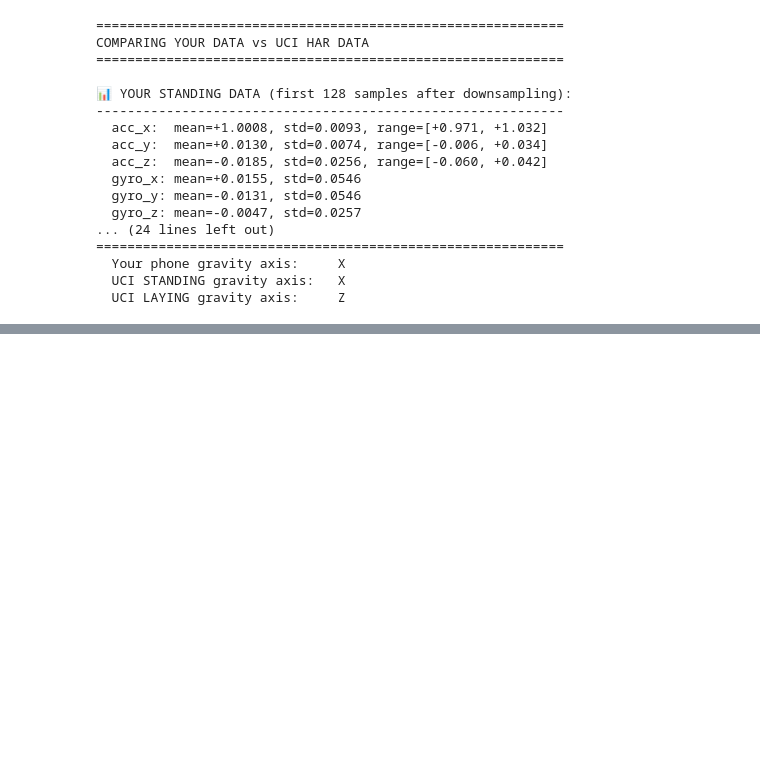
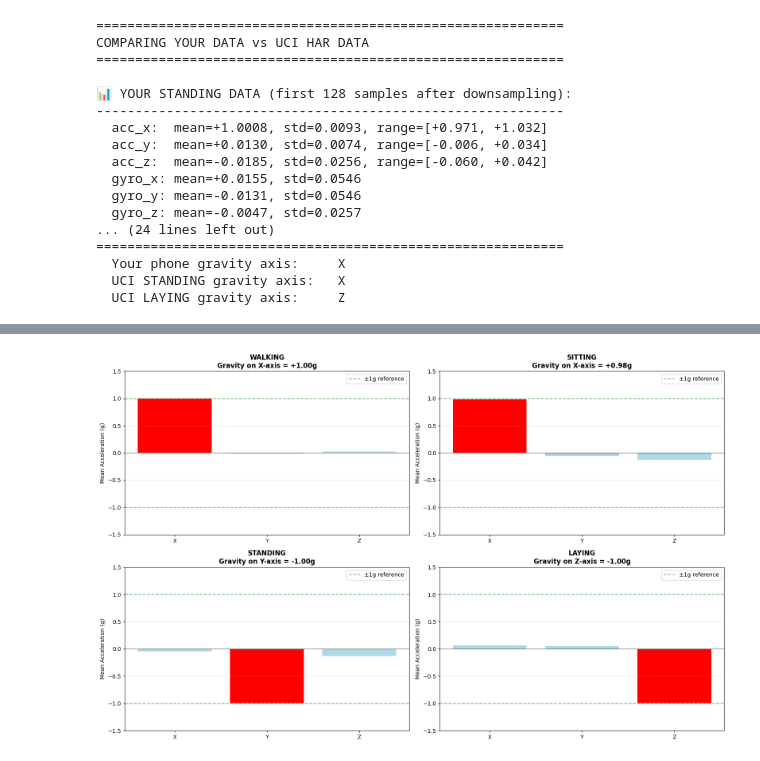
Before and after one commit to Mup3nda/Deep-Learning-HAR-using-IMU, a Jupyter notebook: predict.ipynb, the cells around one changed output, grey strips where cells are left out. Drawn from its saved outputs; the diff is of its cells as text; code cells hidden in the pictures; blank space fills up the shorter version.

```diff
--- a/predict.ipynb
+++ b/predict.ipynb
@@ -651,16 +633,23 @@ print("✓ Enhanced prediction function defined")
 
 ### Example 1: Predict and Save to Database
 # %%
-walking = './sensor_data/walking2_data.csv'
-sitting = './sensor_data/sitting2_data.csv'
-laying = './sensor_data/laying2_data.csv'
-standing = './sensor_data/standing2_data.csv'
+#walking = './sensor_data/walking2_data.csv'
+# sitting = './sensor_data/sitting2_data.csv'
+# laying = './sensor_data/laying2_data.csv'
+#standing = './sensor_data/standing2_data.csv'
+
+#walking = './sensor_data/Calibrated/walking2.csv'
+# sitting = './sensor_data/Calibrated/sitting2.csv'
+# laying = './sensor_data/Calibrated/laying2.csv'
+# standing = './sensor_data/Calibrated/standing2.csv'
+
+standing = 'sensor_data/Recorded/walking_20260117_172437.csv'
 
 # Example 1: Basic prediction with database save
 activity, confidence, pred_id = predict_and_save(
     csv_file= standing,
     model_path='model/lstm_model_v002',
-    save_to_db=True
+    save_to_db=False
 )
 
 print(f"\nResult: {activity} with {confidence:.1f}% confidence")
@@ -1032,0 +1037,64 @@ COMPARING YOUR DATA vs UCI HAR DATA
+# %%
+# ============================================
+# Verify Phone Orientation Across All Recordings
+# ============================================
+
+import matplotlib.pyplot as plt
+
+fig, axes = plt.subplots(2, 2, figsize=(16, 10))
+axes = axes.flatten()
+
+activities = ['walking', 'sitting', 'standing', 'laying']
+files = [
+    './sensor_data/Uncalibrated/walking2_data.csv',
+    './sensor_data/Uncalibrated/sitting2_data.csv',
+    './sensor_data/Uncalibrated/standing2_data.csv',
+    './sensor_data/Uncalibrated/laying2_data.csv'
+]
+
+print("=" * 70)
+print("PHONE ORIENTATION ANALYSIS")
+print("=" * 70)
+
+for i, (activity, filepath) in enumerate(zip(activities, files)):
+    df = pd.read_csv(filepath, delimiter=';')
+
+    # Calculate mean acceleration on each axis (gravity indicator)
+    acc_x_mean = df['acc_x'].mean()
+    acc_y_mean = df['acc_y'].mean()
+    acc_z_mean = df['acc_z'].mean()
+
+    # Determine dominant axis (where gravity is)
+    abs_vals = [abs(acc_x_mean), abs(acc_y_mean), abs(acc_z_mean)]
+    max_idx = abs_vals.index(max(abs_vals))
+    dominant_axis = ['X', 'Y', 'Z'][max_idx]
+    dominant_value = [acc_x_mean, acc_y_mean, acc_z_mean][max_idx]
+
+    # Plot bar chart
+    axes[i].bar(['X', 'Y', 'Z'], [acc_x_mean, acc_y_mean, acc_z_mean],
+                color=['red' if j == max_idx else 'lightblue' for j in range(3)])
+    axes[i].axhline(y=0, color='black', linestyle='-', linewidth=0.5)
+    axes[i].axhline(y=1.0, color='green', linestyle='--', alpha=0.5, label='±1g reference')
+    axes[i].axhline(y=-1.0, color='green', linestyle='--', alpha=0.5)
+    axes[i].set_ylabel('Mean Acceleration (g)')
+    axes[i].set_title(f'{activity.upper()}\nGravity on {dominant_axis}-axis = {dominant_value:+.2f}g',
+                      fontweight='bold', fontsize=12)
+    axes[i].set_ylim(-1.5, 1.5)
+    axes[i].grid(True, alpha=0.3, axis='y')
+    axes[i].legend()
+
+    # Print summary
+    phone_orientation = ""
+    if dominant_axis == 'X' and dominant_value > 0.8:
+        phone_orientation = "📱 Upright (portrait, X pointing UP)"
+    elif dominant_axis == 'Y' and abs(dominant_value) > 0.8:
+        phone_orientation = "📱 Sideways (landscape, Y pointing UP/DOWN)"
+    elif dominant_axis == 'Z' and abs(dominant_value) > 0.8:
+        phone_orientation = "📱 Flat (face up/down, Z pointing UP/DOWN)"
+
+    print(f"\n{activity.upper():12s}: X={acc_x_mean:+.2f}g, Y={acc_y_mean:+.2f}g, Z={acc_z_mean:+.2f}g")
+    print(f"              → {phone_orientation}")
+
+plt.tight_layout()
+plt.show()
+# %% [output]
@@ -1032,0 +1116 @@ COMPARING YOUR DATA vs UCI HAR DATA
+[figure, added]
```
Also changed, not shown: parts of 11 cells of this notebook, 12 other files.
